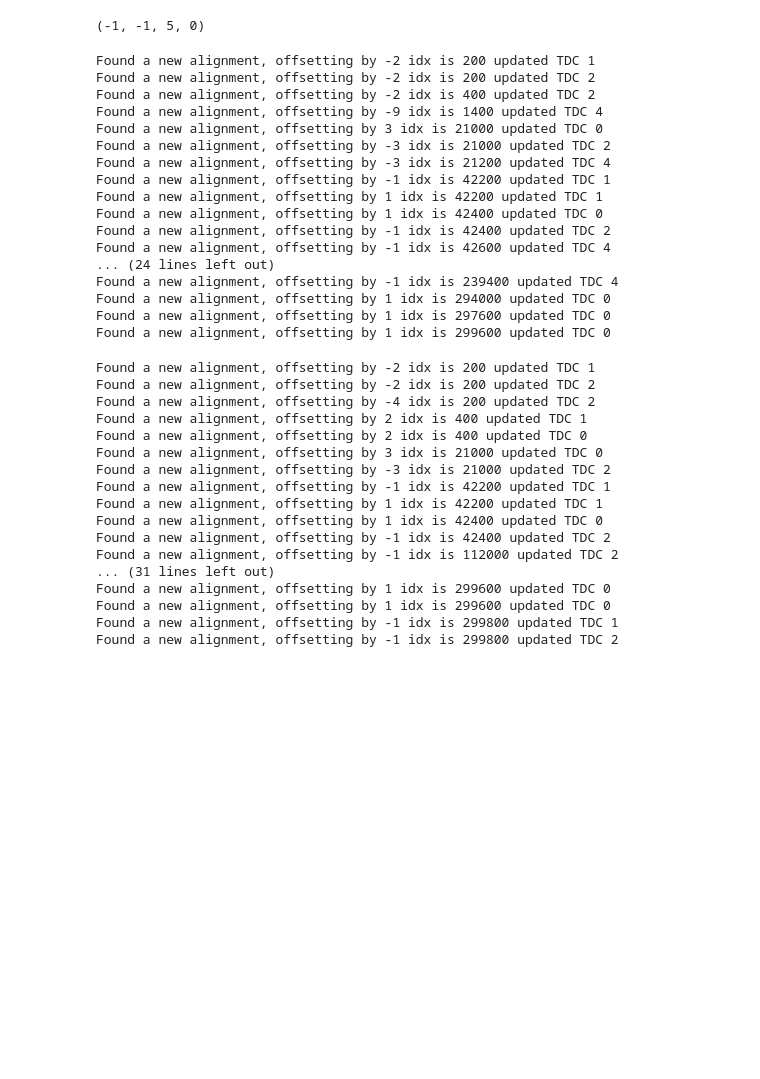
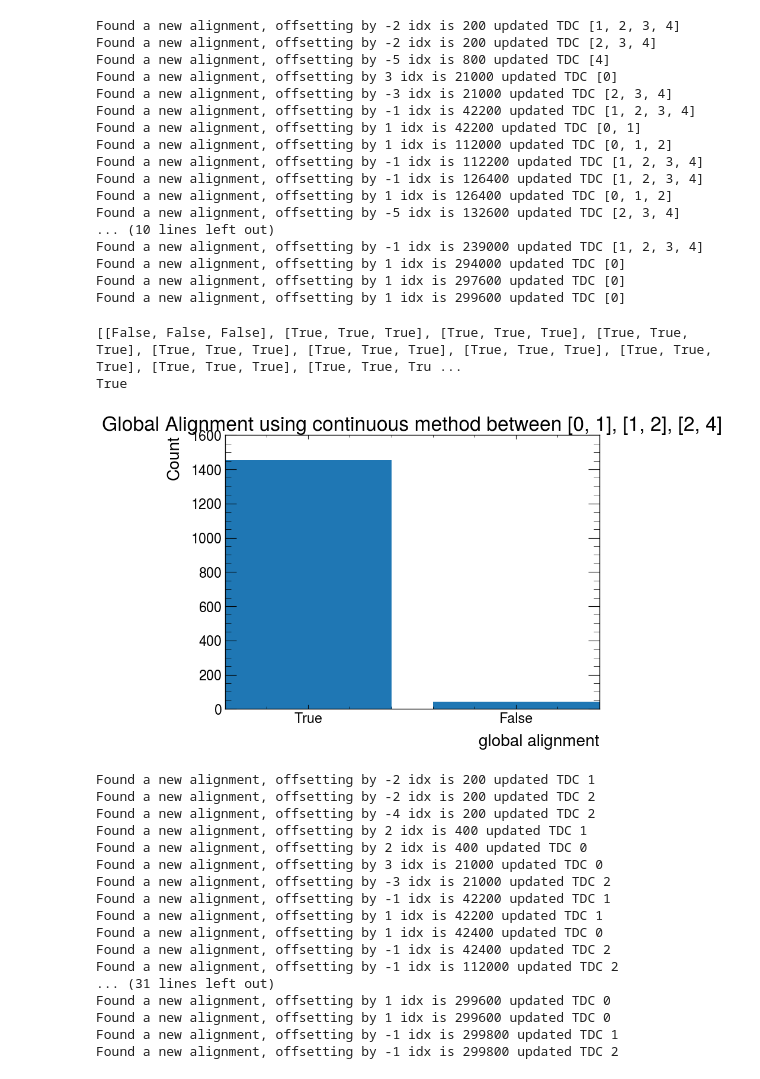
Before and after one commit to Takodachi6969/summer2, a Jupyter notebook: DataAnalysis17062024 (2).ipynb, the cells around one changed output. Drawn from its saved outputs; the diff is of its cells as text; code cells hidden in the pictures; blank space fills up the shorter version.

```diff
--- a/DataAnalysis17062024 (2).ipynb
+++ b/DataAnalysis17062024 (2).ipynb
@@ -1297,21 +1303,21 @@ def does_RPC_detect_muon(muon_coords,test_coords,tol):
-# %%
-print(find_tdc_alignment_metric(0, 4))
-# %% [output]
-(-1, -1, 5, 0)
 # %%
 importlib.reload(rawFileReader)
 interval = 200
-file_path = 'Data/Beam2.raw'
+file_path = '../Data/Beam2.raw'
 fReader = rawFileReader.fileReader(file_path)
 processedEvents = 0
 events = []
+flagged = []
 values = [0, 1, 2, 3]
-order = [[0, 1], [1,2], [2, 4]]
+order = [[0, 1], [1, 2], [2, 4]]
+global_alignment = []
+Sainity_order = [[0,2], [0, 4], [1, 4]]
 lastWasBad = [False for i in range(len(order))]
 adjustment = [0 for i in range(len(order))]
 # aligned = True
 alignevt = [[[], [], [], [], []] for _ in range(5)]
 while processedEvents<300000:
+    issane = []
     if not fReader.readBlock():
         print("Bad Block Read")
         break
@@ -1327,7 +1333,7 @@ while processedEvents<300000:
                 for idx, item in enumerate(order):
                     i, j = item
                     x, y, l, m = find_tdc_alignment_metric(i, j)
-                    aligned, update = doRealign(fReader, events[-interval:], x, y, l, m, i, j, adjustment=adjustment[idx])
+                    aligned, update = doRealign(fReader, events[-interval:], x, y, l, m, i, j, adjustment=adjustment[idx], processedEvents=processedEvents)
                     aligned_check.append(aligned)
                     if update != -1:
                         if update ==1:
@@ -1346,24 +1352,53 @@ while processedEvents<300000:
                         adjustment[idx] = 0
                 if adjustment[idx] > 5:
                     print(f"{processedEvents} has adjustment {adjustment[idx]} tdc {item}")
+                    flagged.append([processedEvents, adjustment[idx], item])
+                for idx, item in enumerate(Sainity_order):
+                    i, j = item
+                    x, y, l, m = find_tdc_alignment_metric(i, j)
+                    check = calcAvgAlign(events[-interval:], 0, x, y, l, m, i, j, processedEvents)
+                    if check < 17:
+                        issane.append(True)
+                    else:
+                        issane.append(False)
+                global_alignment.append(issane)
 # %% [output]
-Found a new alignment, offsetting by -2 idx is 200 updated TDC 1
-Found a new alignment, offsetting by -2 idx is 200 updated TDC 2
-Found a new alignment, offsetting by -2 idx is 400 updated TDC 2
-Found a new alignment, offsetting by -9 idx is 1400 updated TDC 4
-Found a new alignment, offsetting by 3 idx is 21000 updated TDC 0
-Found a new alignment, offsetting by -3 idx is 21000 updated TDC 2
-Found a new alignment, offsetting by -3 idx is 21200 updated TDC 4
-Found a new alignment, offsetting by -1 idx is 42200 updated TDC 1
-Found a new alignment, offsetting by 1 idx is 42200 updated TDC 1
-Found a new alignment, offsetting by 1 idx is 42400 updated TDC 0
-Found a new alignment, offsetting by -1 idx is 42400 updated TDC 2
-Found a new alignment, offsetting by -1 idx is 42600 updated TDC 4
-... (24 lines left out)
-Found a new alignment, offsetting by -1 idx is 239400 updated TDC 4
-Found a new alignment, offsetting by 1 idx is 294000 updated TDC 0
-Found a new alignment, offsetting by 1 idx is 297600 updated TDC 0
-Found a new alignment, offsetting by 1 idx is 299600 updated TDC 0
+Found a new alignment, offsetting by -2 idx is 200 updated TDC [1, 2, 3, 4]
+Found a new alignment, offsetting by -2 idx is 200 updated TDC [2, 3, 4]
+Found a new alignment, offsetting by -5 idx is 800 updated TDC [4]
+Found a new alignment, offsetting by 3 idx is 21000 updated TDC [0]
+Found a new alignment, offsetting by -3 idx is 21000 updated TDC [2, 3, 4]
+Found a new alignment, offsetting by -1 idx is 42200 updated TDC [1, 2, 3, 4]
+Found a new alignment, offsetting by 1 idx is 42200 updated TDC [0, 1]
+Found a new alignment, offsetting by 1 idx is 112000 updated TDC [0, 1, 2]
+Found a new alignment, offsetting by -1 idx is 112200 updated TDC [1, 2, 3, 4]
+Found a new alignment, offsetting by -1 idx is 126400 updated TDC [1, 2, 3, 4]
+Found a new alignment, offsetting by 1 idx is 126400 updated TDC [0, 1, 2]
+Found a new alignment, offsetting by -5 idx is 132600 updated TDC [2, 3, 4]
+... (10 lines left out)
+Found a new alignment, offsetting by -1 idx is 239000 updated TDC [1, 2, 3, 4]
+Found a new alignment, offsetting by 1 idx is 294000 updated TDC [0]
+Found a new alignment, offsetting by 1 idx is 297600 updated TDC [0]
+Found a new alignment, offsetting by 1 idx is 299600 updated TDC [0]
+# %%
+print(global_alignment)
+print(all(global_alignment[5]))
+# %% [output]
+[[False, False, False], [True, True, True], [True, True, True], [True, True, True], [True, True, True], [True, True, True], [True, True, True], [True, True, True], [True, True, True], [True, True, Tru ...
+True
+# %%
+bool_results = [all(sublist) for sublist in global_alignment]
+
+true_count = sum(bool_results)
+false_count = len(bool_results) - true_count
+
+plt.bar(['True', 'False'], [true_count, false_count])
+plt.xlabel('global alignment')
+plt.ylabel('Count')
+plt.title('Global Alignment using continuous method between [0, 1], [1, 2], [2, 4]')
+plt.show()
+# %% [output]
+[figure, added]
 # %%
 importlib.reload(rawFileReader)
 file_path = 'Data/Beam2.raw'
```
Also changed, not shown: parts of 3 cells of this notebook, 2 other files.
